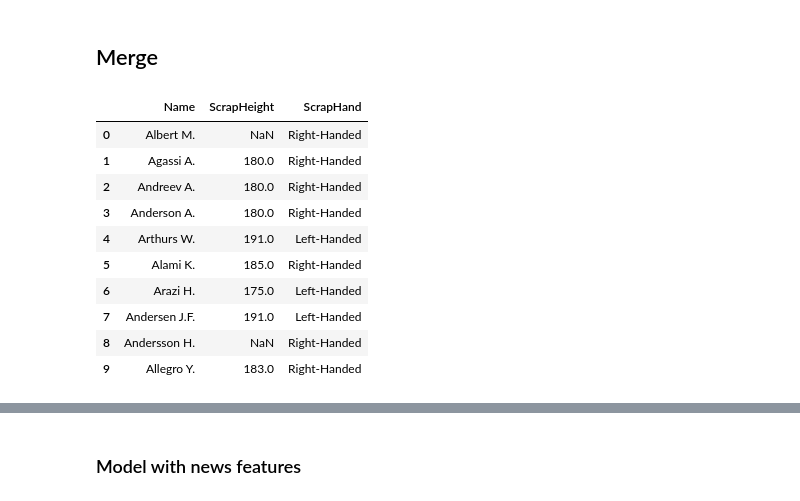
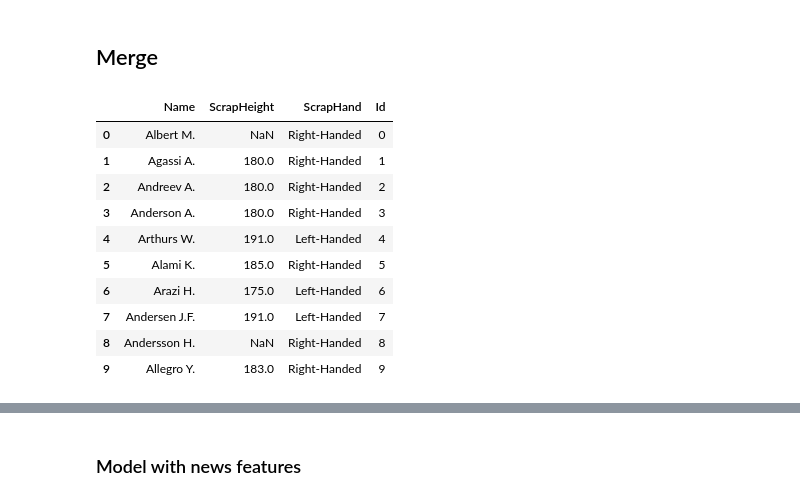
Before and after one commit to pmecchia/atp_matches, a Jupyter notebook: Model prediction.ipynb, the cells around one changed output, grey strips where cells are left out. Drawn from its saved outputs; the diff is of its cells as text; code cells hidden in the pictures.

```diff
--- a/Model prediction.ipynb
+++ b/Model prediction.ipynb
@@ -58,6 +59,7 @@ df_global=df_global.drop(['Comment','Date','ATP'],axis=1) # drop useless columns
 df_global=df_global.drop(['B365W', 'CBW', 'GBW', 'IWW','SBW', 'B&WW', 'EXW', 'PSW', 'UBW', 'LBW', 'SJW','B365L', 'CBL', 'GBL', 'IWL','SBL', 'B&WL', 'EXL', 'PSL', 'UBL', 'LBL', 'SJL'],axis=1)
 df_global=df_global.drop(['W1','L1','W2','L2','W3','L3','W4','L4','W5','L5','Wsets','Lsets','WPts','LPts'],axis=1)
 df_global=df_global.drop(df_global[(df_global["WRank"]=='NR') |  (df_global["LRank"]=='NR')].index) # drop matches with No ranked players
+df_global=df_global.dropna()
 df_global["LRank"] = df_global.LRank.astype(float)# no more 'NR' players so we can convert into float
 # %%
 #df_global.loc[df_global["Loser"].str.contains("Zayed")==True]
@@ -474,22 +542,23 @@ We can see that scraping helped a lot, especially for handedness. However, we co
 # %%
 df_try=df_selected_players.copy()
 df_new_features=df_test.copy()
 df_new_features=df_new_features.reset_index(drop=True)
 df_try=df_try.drop(['AtpId','AtpName','height','handedness','backhand','ScrapBack'],axis=1)
 df_try=df_try.reset_index(drop=True)
+df_try['Id']=df_try.index
 df_try.head(10)
 # %% [output]
-|  | Name | ScrapHeight | ScrapHand |
-| 0 | Albert M. | NaN | Right-Handed |
-| 1 | Agassi A. | 180.0 | Right-Handed |
-| 2 | Andreev A. | 180.0 | Right-Handed |
-| 3 | Anderson A. | 180.0 | Right-Handed |
-| 4 | Arthurs W. | 191.0 | Left-Handed |
-| 5 | Alami K. | 185.0 | Right-Handed |
-| 6 | Arazi H. | 175.0 | Left-Handed |
-| 7 | Andersen J.F. | 191.0 | Left-Handed |
-| 8 | Andersson H. | NaN | Right-Handed |
-| 9 | Allegro Y. | 183.0 | Right-Handed |
+|  | Name | ScrapHeight | ScrapHand | Id |
+| 0 | Albert M. | NaN | Right-Handed | 0 |
+| 1 | Agassi A. | 180.0 | Right-Handed | 1 |
+| 2 | Andreev A. | 180.0 | Right-Handed | 2 |
+| 3 | Anderson A. | 180.0 | Right-Handed | 3 |
+| 4 | Arthurs W. | 191.0 | Left-Handed | 4 |
+| 5 | Alami K. | 185.0 | Right-Handed | 5 |
+| 6 | Arazi H. | 175.0 | Left-Handed | 6 |
+| 7 | Andersen J.F. | 191.0 | Left-Handed | 7 |
+| 8 | Andersson H. | NaN | Right-Handed | 8 |
+| 9 | Allegro Y. | 183.0 | Right-Handed | 9 |
 # %%
 #Merge betting dataset with players' height and handedness
 df_new_features=df_new_features.merge(df_try,left_on='Winner',right_on="Name", how='left',suffixes=['L','W']) #first merge for winner player
```
Also changed, not shown: parts of 34 cells of this notebook.
